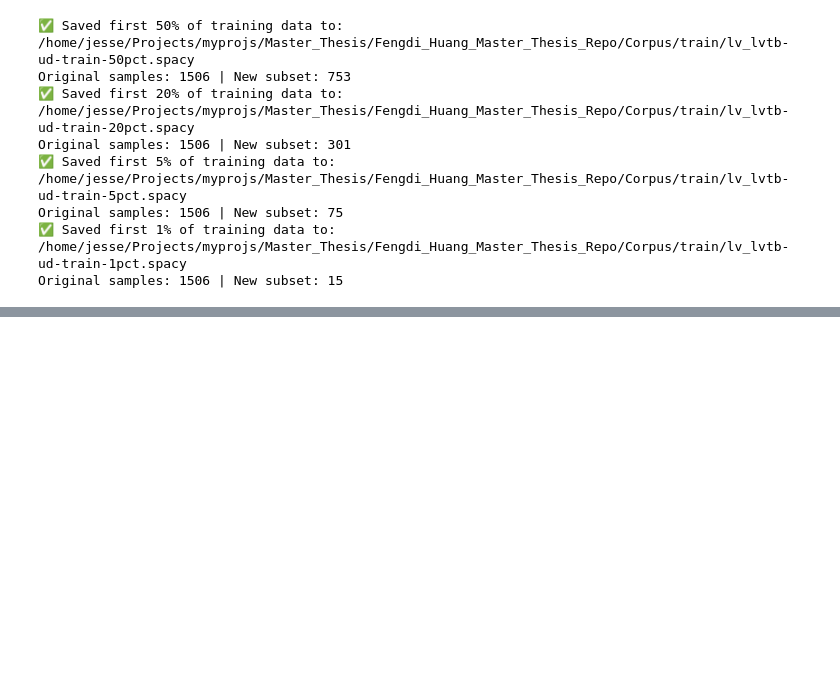
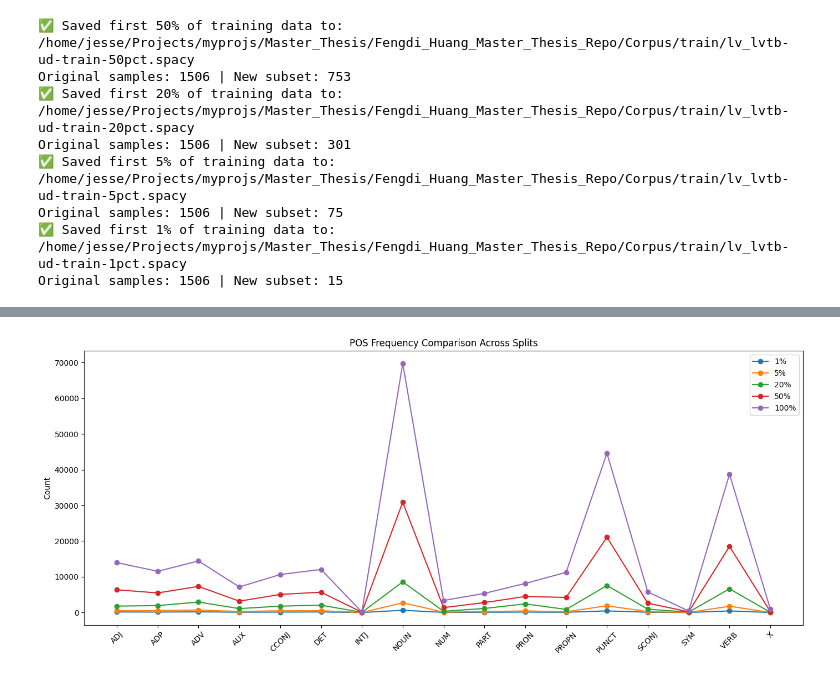
Before and after one commit to JesseLau24/Fengdi_Huang_Master_Thesis_Repo, a Jupyter notebook: 1_corpus_preprocessing.ipynb, the cells around one changed output, grey strips where cells are left out. Drawn from its saved outputs; the diff is of its cells as text; code cells hidden in the pictures; blank space fills up the shorter version.

```diff
--- a/1_corpus_preprocessing.ipynb
+++ b/1_corpus_preprocessing.ipynb
@@ -288,3 +224,97 @@ Original samples: 1506 | New subset: 301
 Original samples: 1506 | New subset: 75
 ✅ Saved first 1% of training data to: /home/jesse/Projects/myprojs/Master_Thesis/Fengdi_Huang_Master_Thesis_Repo/Corpus/train/lv_lvtb-ud-train-1pct.spacy
 Original samples: 1506 | New subset: 15
+# %%
+import spacy
+from thinc.api import set_gpu_allocator, require_gpu
+from collections import Counter
+import matplotlib.pyplot as plt
+
+# 如果你用 GPU，可以启用，否则可删掉
+require_gpu()
+
+def analyze_spacy(path, name):
+    """读取 .spacy 文件，统计 POS 与 DEP"""
+    print(f"\n=== Loading {name} ===")
+
+    doc_bin = spacy.tokens.DocBin().from_disk(path)
+    nlp = spacy.blank("lv")
+
+    pos_counter = Counter()
+    dep_counter = Counter()
+
+    for doc in doc_bin.get_docs(nlp.vocab):
+        for token in doc:
+            pos_counter[token.pos_] += 1
+            dep_counter[token.dep_] += 1
+
+    print(f"=== {name} POS ===")
+    for pos, cnt in pos_counter.most_common():
+        print(f"{pos:6} : {cnt}")
+
+    print(f"\n=== {name} DEP ===")
+    for dep, cnt in dep_counter.most_common():
+        print(f"{dep:15} : {cnt}")
+
+    return pos_counter, dep_counter
+
+
+# ---------------------------------------
+# 你的所有切割数据路径
+# ---------------------------------------
+paths = {
+    "1%":  "/home/jesse/Projects/myprojs/Master_Thesis/Fengdi_Huang_Master_Thesis_Repo/Corpus/train/lv_lvtb-ud-train-1pct.spacy",
+    "5%":  "/home/jesse/Projects/myprojs/Master_Thesis/Fengdi_Huang_Master_Thesis_Repo/Corpus/train/lv_lvtb-ud-train-5pct.spacy",
+    "20%": "/home/jesse/Projects/myprojs/Master_Thesis/Fengdi_Huang_Master_Thesis_Repo/Corpus/train/lv_lvtb-ud-train-20pct.spacy",
+    "50%": "/home/jesse/Projects/myprojs/Master_Thesis/Fengdi_Huang_Master_Thesis_Repo/Corpus/train/lv_lvtb-ud-train-50pct.spacy",
+    "100%":"/home/jesse/Projects/myprojs/Master_Thesis/Fengdi_Huang_Master_Thesis_Repo/Corpus/train/lv_lvtb-ud-train-100pct.spacy"
+}
+
+pos_all = {}
+dep_all = {}
+
+# ---------------------------------------
+# 逐个分析
+# ---------------------------------------
+for name, path in paths.items():
+    pos_all[name], dep_all[name] = analyze_spacy(path, name)
+
+
+# ---------------------------------------
+# 可视化 POS 分布对比
+# ---------------------------------------
+plt.figure(figsize=(14,6))
+
+# 统一 POS 标签（避免某些 split 标签消失）
+all_pos = sorted({pos for counter in pos_all.values() for pos in counter})
+
+for name, counter in pos_all.items():
+    values = [counter.get(pos, 0) for pos in all_pos]
+    plt.plot(all_pos, values, marker='o', label=name)
+
+plt.title("POS Frequency Comparison Across Splits")
+plt.xticks(rotation=45)
+plt.ylabel("Count")
+plt.legend()
+plt.tight_layout()
+plt.show()
+
+
+# ---------------------------------------
+# 可视化 DEP 分布对比
+# ---------------------------------------
+plt.figure(figsize=(14,6))
+
+all_dep = sorted({dep for counter in dep_all.values() for dep in counter})
+
+for name, counter in dep_all.items():
+    values = [counter.get(dep, 0) for dep in all_dep]
+    plt.plot(all_dep, values, marker='o', label=name)
+
+plt.title("Dependency Relation Frequency Comparison Across Splits")
+plt.xticks(rotation=60)
+plt.ylabel("Count")
+plt.legend()
+plt.tight_layout()
+plt.show()
+# %% [output]
@@ -290,0 +338 @@ Original samples: 1506 | New subset: 15
+[figure, added]
```
Also changed, not shown: parts of 6 cells of this notebook, 11 other files.
